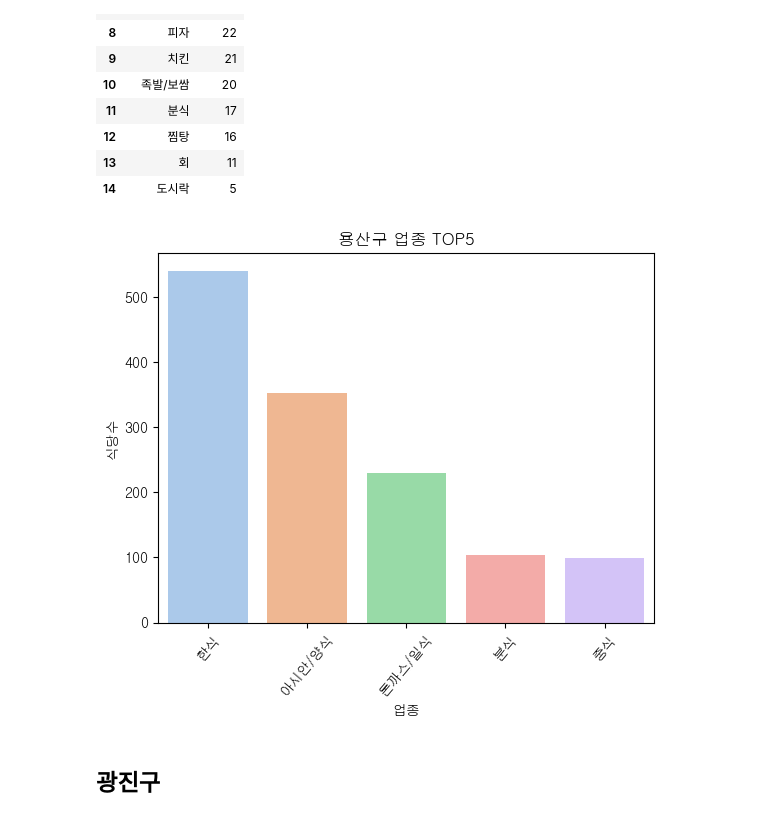
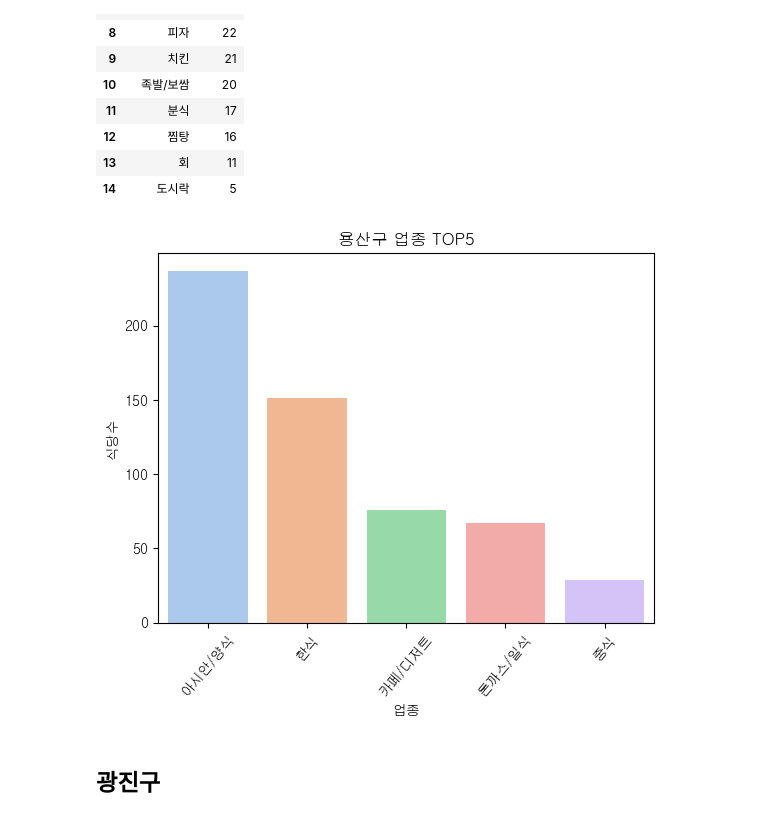
Before and after one commit to sangchun1/sales_project, a Jupyter notebook: data_analysis/seoul_delievery_analysis_barchart.ipynb, the cells around one changed output. Drawn from its saved outputs; the diff is of its cells as text; code cells hidden in the pictures.

```diff
--- a/data_analysis/seoul_delievery_analysis_barchart.ipynb
+++ b/data_analysis/seoul_delievery_analysis_barchart.ipynb
@@ -421,7 +421,7 @@ plt.savefig('./BarChart/40대 여성 인구가 제일 많은 구 TOP5.png')
 * 송파, 서초, 성동, 용산, 광진
 # %%
 # 데이터 불러오기
-df_gu = pd.read_csv('./csv/place_location(full).csv')
+df_gu = pd.read_csv('D:/박상춘/프로젝트/sales_project/data_preprocessing/csv/place_location(full).csv')
 # %%
 # 필요없는 컬럼 제거
 df_gu.drop(['place_name', 'address', 'lat', 'lng'], axis=1, inplace=True)
@@ -722,10 +722,10 @@ df_gu_ys
 | 14 | 도시락 | 5 |
 # %%
 plt.xticks(rotation=50)
-sns.barplot(x='업종',y='식당수',data=df_gu_gn.head(5)).set(title='용산구 업종 TOP5')
-plt.savefig('./BarChart/용산구 업종 TOP5.png')
+sns.barplot(x='업종',y='식당수',data=df_gu_ys.head(5)).set(title='용산구 업종 TOP5')
+plt.savefig('./plot/BarChart/용산구 업종 TOP5.png')
 # %% [output]
-[figure, old version]
+[figure, new version]
 # %% [markdown]
 ## 광진구
 # %%
```
Also changed, not shown: parts of 4 cells of this notebook, 6 other files.
